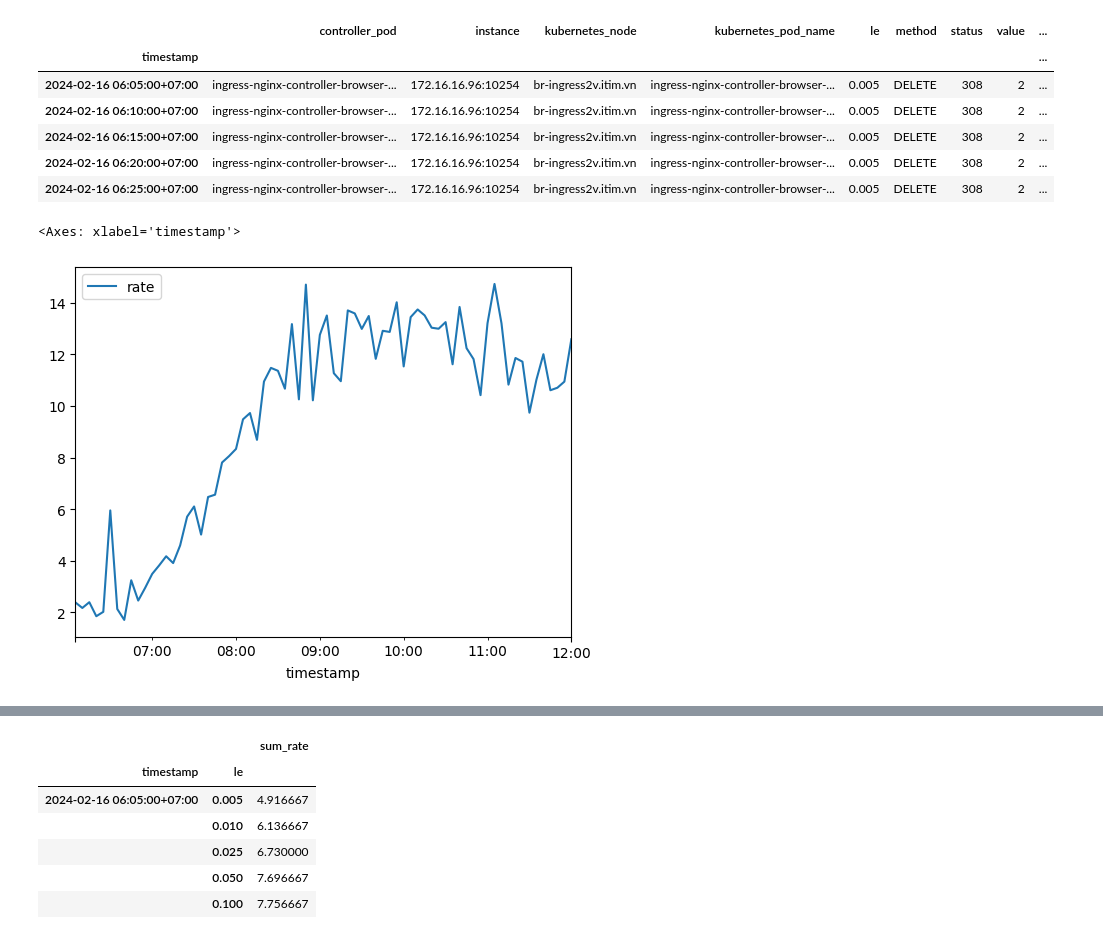
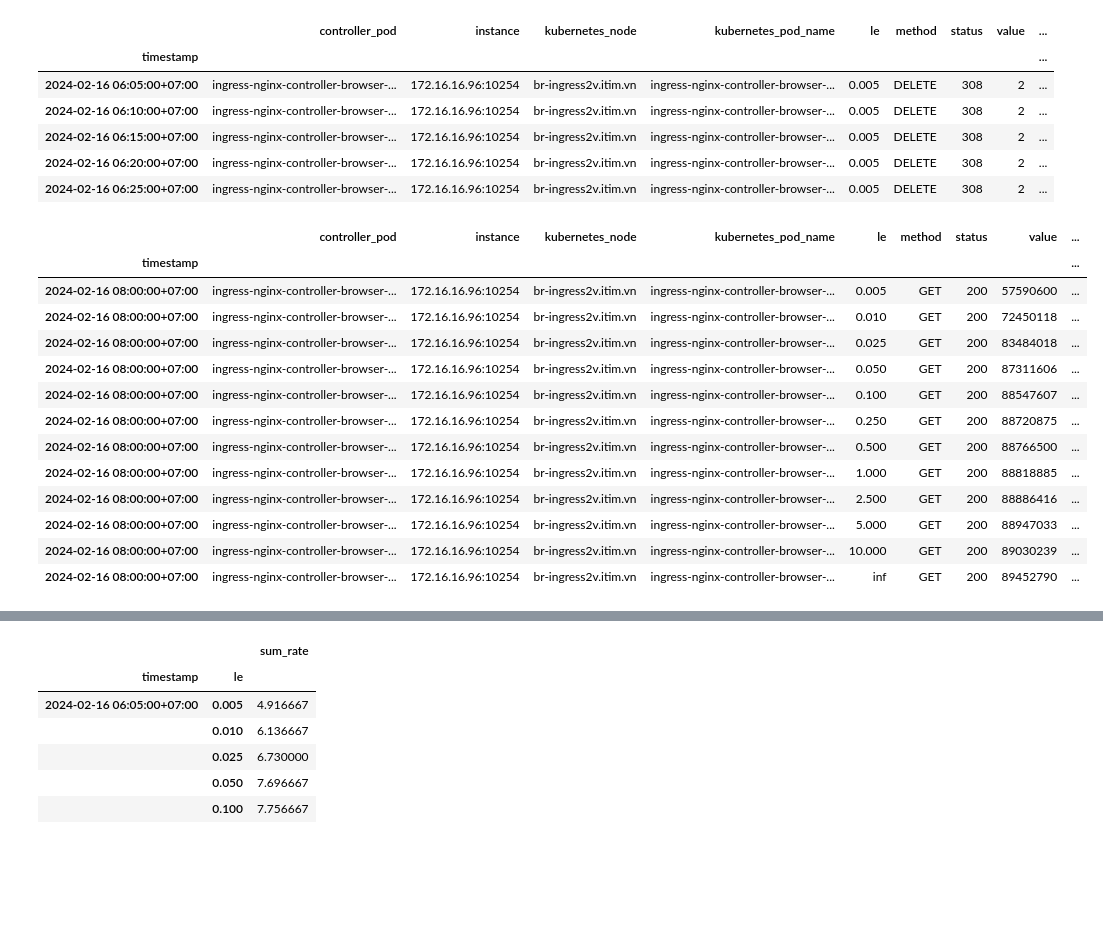
Before and after one commit to vuvietnguyenit/latency_reques_cal, a Jupyter notebook: notebooks/analyze_fluctuatition_latency_http_v2.ipynb, the cells around one changed output, grey strips where cells are left out. Saved outputs shown, nothing was run; the diff lists cells and outputs as text; code cells hidden in the pictures; blank space fills up the shorter version.

```diff
--- a/notebooks/analyze_fluctuatition_latency_http_v2.ipynb
+++ b/notebooks/analyze_fluctuatition_latency_http_v2.ipynb
@@ -130,13 +130,27 @@ df_rate_freq.head()
 | 2024-02-16 06:25:00+07:00 | ingress-nginx-controller-browser-... | 172.16.16.96:10254 | br-ingress2v.itim.vn | ingress-nginx-controller-browser-... | 0.005 | DELETE | 308 | 2 | ... |
 # %%
 # Check
-df_rate_freq[(df_rate_freq['controller_pod'] == 'ingress-nginx-controller-browser-prod-6667d78f7f-h9xcm')
+s = df_rate_freq[(df_rate_freq['controller_pod'] == 'ingress-nginx-controller-browser-prod-6667d78f7f-h9xcm')
                & (df_rate_freq['instance'] == '172.16.16.96:10254')
                & (df_rate_freq['kubernetes_node'] == 'br-ingress2v.itim.vn')
                & (df_rate_freq['kubernetes_pod_name'] == 'ingress-nginx-controller-browser-prod-6667d78f7f-h9xcm')
-               & (df_rate_freq['le'] == np.Inf)
+            #    & (df_rate_freq['le'] == np.Inf)
                & (df_rate_freq['method'] == 'GET')
-               & (df_rate_freq['status'] == 200)].plot(y="rate")
+               & (df_rate_freq['status'] == 200) & (df_rate_freq.index == "2024-02-16 08:00:00+07:00")]
-# %% [output]
-<Axes: xlabel='timestamp'>
-[figure, removed]
+# %%
+s
+# %% [output]
+|  | controller_pod | instance | kubernetes_node | kubernetes_pod_name | le | method | status | value | ... |
+| timestamp |  |  |  |  |  |  |  |  | ... |
+| 2024-02-16 08:00:00+07:00 | ingress-nginx-controller-browser-... | 172.16.16.96:10254 | br-ingress2v.itim.vn | ingress-nginx-controller-browser-... | 0.005 | GET | 200 | 57590600 | ... |
+| 2024-02-16 08:00:00+07:00 | ingress-nginx-controller-browser-... | 172.16.16.96:10254 | br-ingress2v.itim.vn | ingress-nginx-controller-browser-... | 0.010 | GET | 200 | 72450118 | ... |
+| 2024-02-16 08:00:00+07:00 | ingress-nginx-controller-browser-... | 172.16.16.96:10254 | br-ingress2v.itim.vn | ingress-nginx-controller-browser-... | 0.025 | GET | 200 | 83484018 | ... |
+| 2024-02-16 08:00:00+07:00 | ingress-nginx-controller-browser-... | 172.16.16.96:10254 | br-ingress2v.itim.vn | ingress-nginx-controller-browser-... | 0.050 | GET | 200 | 87311606 | ... |
+| 2024-02-16 08:00:00+07:00 | ingress-nginx-controller-browser-... | 172.16.16.96:10254 | br-ingress2v.itim.vn | ingress-nginx-controller-browser-... | 0.100 | GET | 200 | 88547607 | ... |
+| 2024-02-16 08:00:00+07:00 | ingress-nginx-controller-browser-... | 172.16.16.96:10254 | br-ingress2v.itim.vn | ingress-nginx-controller-browser-... | 0.250 | GET | 200 | 88720875 | ... |
+| 2024-02-16 08:00:00+07:00 | ingress-nginx-controller-browser-... | 172.16.16.96:10254 | br-ingress2v.itim.vn | ingress-nginx-controller-browser-... | 0.500 | GET | 200 | 88766500 | ... |
+| 2024-02-16 08:00:00+07:00 | ingress-nginx-controller-browser-... | 172.16.16.96:10254 | br-ingress2v.itim.vn | ingress-nginx-controller-browser-... | 1.000 | GET | 200 | 88818885 | ... |
+| 2024-02-16 08:00:00+07:00 | ingress-nginx-controller-browser-... | 172.16.16.96:10254 | br-ingress2v.itim.vn | ingress-nginx-controller-browser-... | 2.500 | GET | 200 | 88886416 | ... |
+| 2024-02-16 08:00:00+07:00 | ingress-nginx-controller-browser-... | 172.16.16.96:10254 | br-ingress2v.itim.vn | ingress-nginx-controller-browser-... | 5.000 | GET | 200 | 88947033 | ... |
+| 2024-02-16 08:00:00+07:00 | ingress-nginx-controller-browser-... | 172.16.16.96:10254 | br-ingress2v.itim.vn | ingress-nginx-controller-browser-... | 10.000 | GET | 200 | 89030239 | ... |
+| 2024-02-16 08:00:00+07:00 | ingress-nginx-controller-browser-... | 172.16.16.96:10254 | br-ingress2v.itim.vn | ingress-nginx-controller-browser-... | inf | GET | 200 | 89452790 | ... |
```
Also changed, not shown: parts of 6 cells of this notebook.
